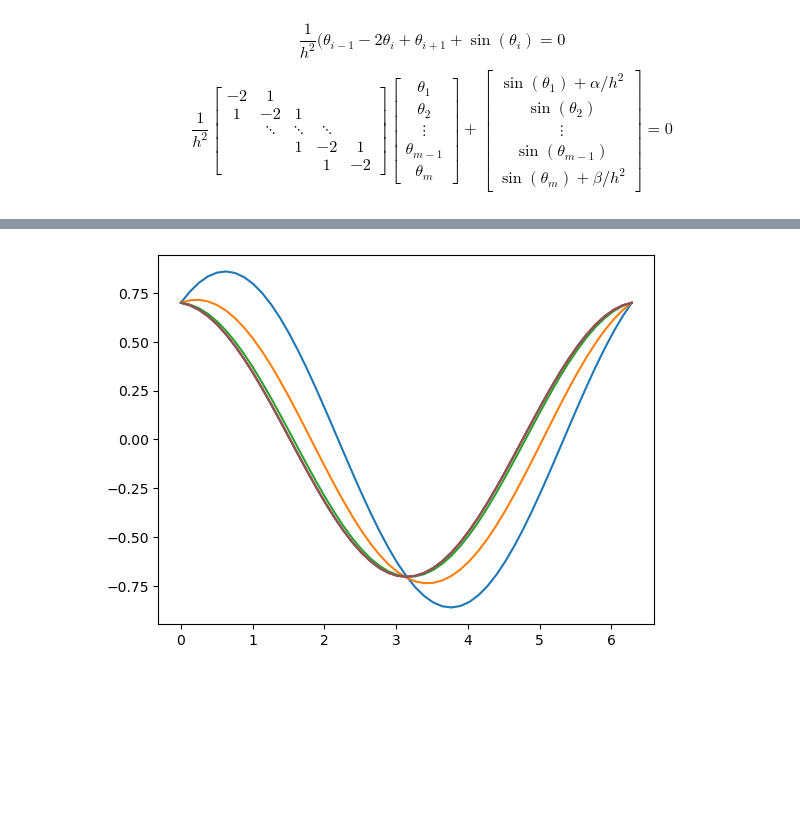
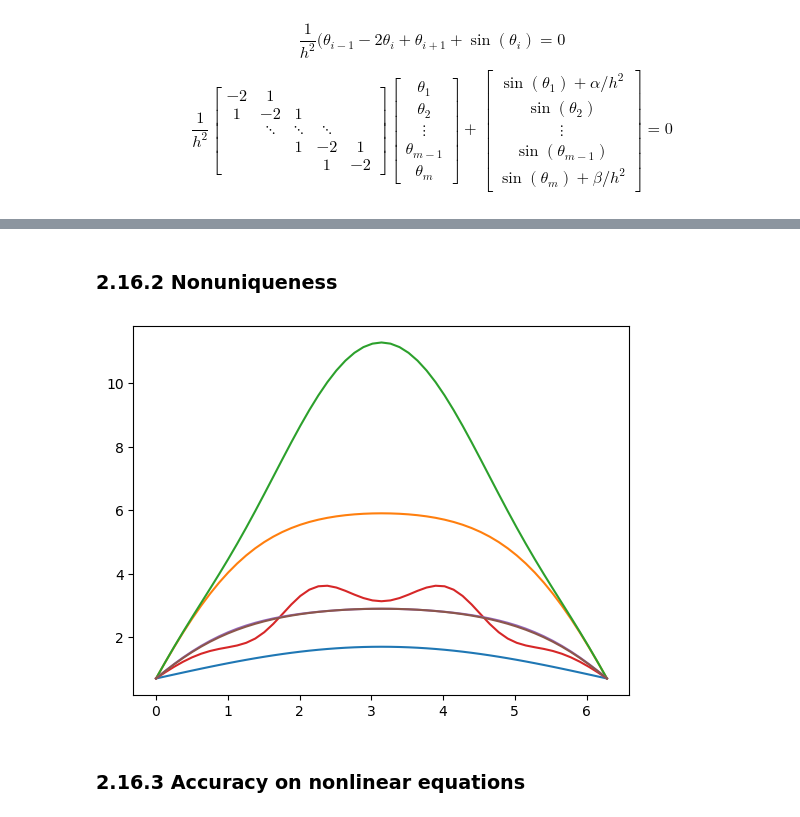
Before and after one commit to qgdr/Finite-Difference-Methods, a Jupyter notebook: I Boundary Value Problems and Iterative Methods/02 Steady States/note.ipynb, the cells around one changed output, grey strips where cells are left out. Drawn from its saved outputs; the diff is of its cells as text; code cells hidden in the pictures; blank space fills up the shorter version.

```diff
--- a/I Boundary Value Problems and Iterative Methods/02 Steady States/note.ipynb
+++ b/I Boundary Value Problems and Iterative Methods/02 Steady States/note.ipynb
@@ -320,3 +354,31 @@ def J(m, theta):
     jacobi = np.diag(np.cos(theta))
     A = np.diag(-2*np.ones(m)) + np.diag(np.ones(m-1), -1) + np.diag(np.ones(m-1), 1)
     return jacobi + A/h**2
+# %%
+# T=2pi, alpha=beta=0.7
+
+alpha=beta=0.7
+m = 50 -1
+ti = np.linspace(0, 2*np.pi, m+2)
+
+plt.figure(figsize=(16, 7))
+plt.subplot(121)
+theta = 0.7*np.cos(ti) + 0.5*np.sin(ti)
+
+plt.plot(ti, theta)
+
+for i in range(5):
+    delta = np.linalg.solve(J(m, theta[1:-1]), -G(m, theta[1:-1], alpha, beta))
+    theta[1:-1] += delta
+    plt.plot(ti, theta)
+plt.ylim([-1.1, 1])
+
+plt.subplot(122)
+theta = 0.7*np.ones(len(ti))
+plt.plot(ti, theta)
+
+for i in range(5):
+    delta = np.linalg.solve(J(m, theta[1:-1]), -G(m, theta[1:-1], alpha, beta))
+    theta[1:-1] += delta
+    plt.plot(ti, theta)
+plt.ylim([-1.1, 1])
@@ -323,17 +388,14 @@ def J(m, theta):
+# %% [markdown]
+### 2.16.2 Nonuniqueness
 # %%
-# T=2pi, alpha=beta=0.7
-
-alpha=beta=0.7
-m = 50 -1
-ti = np.linspace(0, 2*np.pi, m+2)
-
-theta = 0.7*np.cos(ti) + 0.5*np.sin(ti)
+theta = 0.7+np.sin(ti/2)
 
 plt.plot(ti, theta)
-
 for i in range(5):
     delta = np.linalg.solve(J(m, theta[1:-1]), -G(m, theta[1:-1], alpha, beta))
     theta[1:-1] += delta
     plt.plot(ti, theta)
 # %% [output]
-[figure, old version]
+[figure, new version]
+# %% [markdown]
+### 2.16.3 Accuracy on nonlinear equations
```
Also changed, not shown: parts of 2 cells of this notebook.
